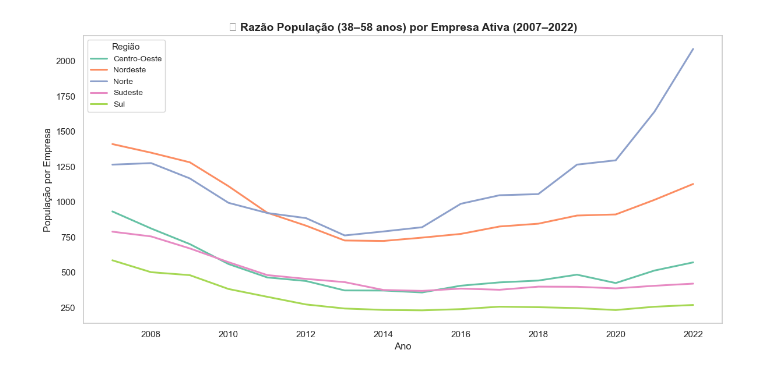
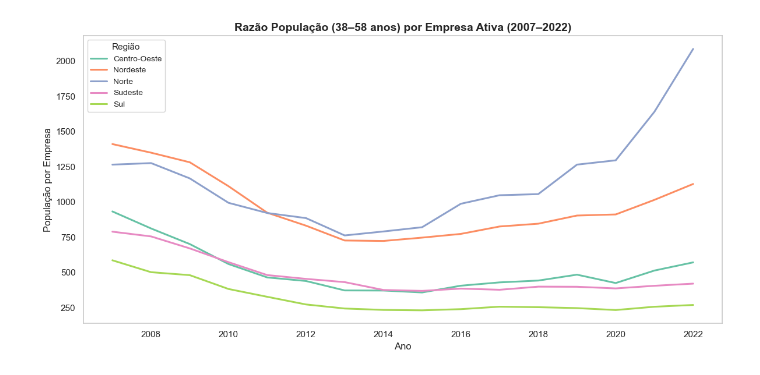
Before and after one commit to milenoepifanio/analise-populacional-imobiliaria-brasil, a Jupyter notebook: scr/4 - arquivo_final.ipynb, the cells around one changed output. Drawn from its saved outputs; the diff is of its cells as text; code cells hidden in the pictures.

```diff
--- a/scr/4 - arquivo_final.ipynb
+++ b/scr/4 - arquivo_final.ipynb
@@ -24,30 +24,30 @@ df_merged.to_csv("../data/2 - relacao_populacao_empresas.csv", index=False)
 # %%
 sns.set(style="whitegrid")
 plt.figure(figsize=(12, 6))
 
 cores = sns.color_palette("Set2", n_colors=len(df_merged['Regiao'].unique())) # Paleta harmônica
 
 for i, regiao in enumerate(df_merged['Regiao'].unique()):
     dados_regiao = df_merged[df_merged['Regiao'] == regiao]
     plt.plot(
         dados_regiao['ANO'],
         dados_regiao['Razao_Populacao_Empresa'],
         label=regiao,
         color=cores[i],
         linewidth=2.2
     )
 
-plt.title("📊 Razão População (38–58 anos) por Empresa Ativa (2007–2022)", fontsize=14, weight='bold')
+plt.title("Razão População (38–58 anos) por Empresa Ativa (2007–2022)", fontsize=14, weight='bold')
 plt.xlabel("Ano", fontsize=12)
 plt.ylabel("População por Empresa", fontsize=12)
 
 plt.grid(False) # Remover grid horizontal
 
 plt.gca().set_facecolor('white')
 plt.gcf().patch.set_facecolor('white')
 
 plt.legend(title='Região', fontsize=10, title_fontsize=11) # Legenda
 plt.tight_layout()
 plt.show()
 # %% [output]
-[figure, old version]
+[figure, new version]
```
